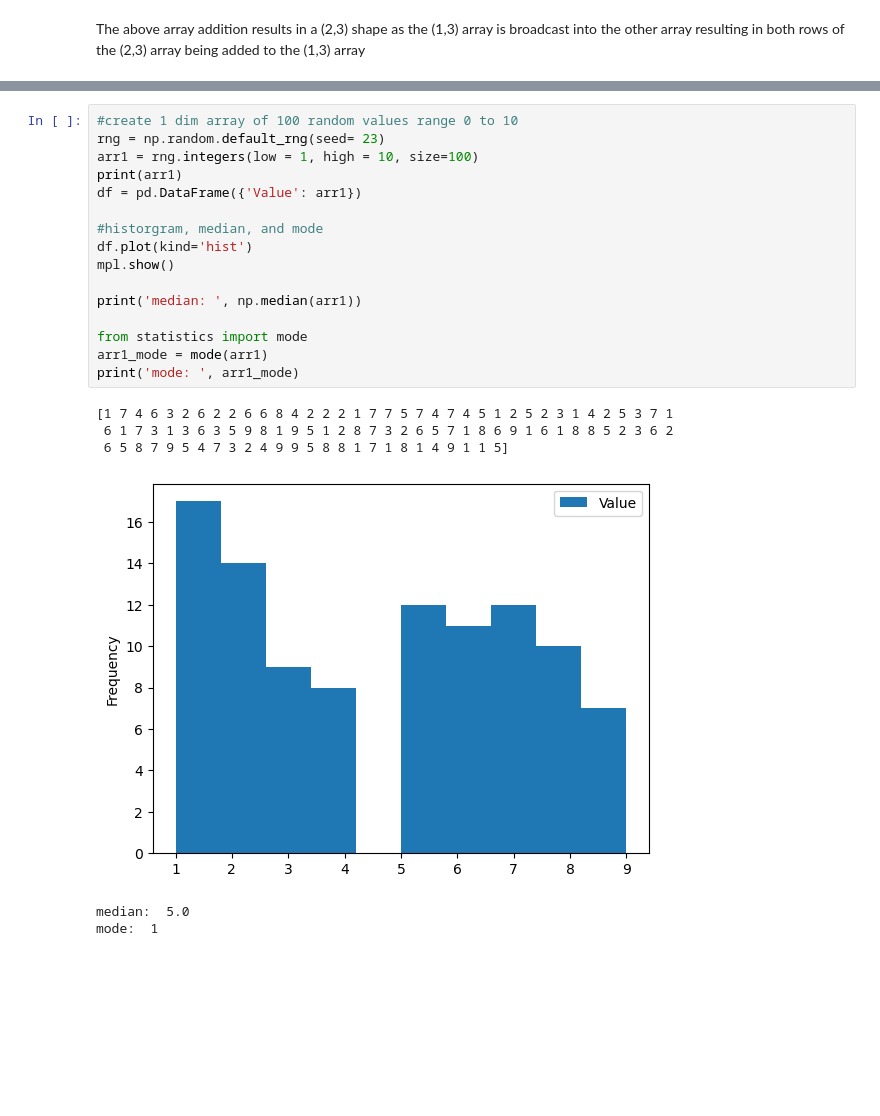
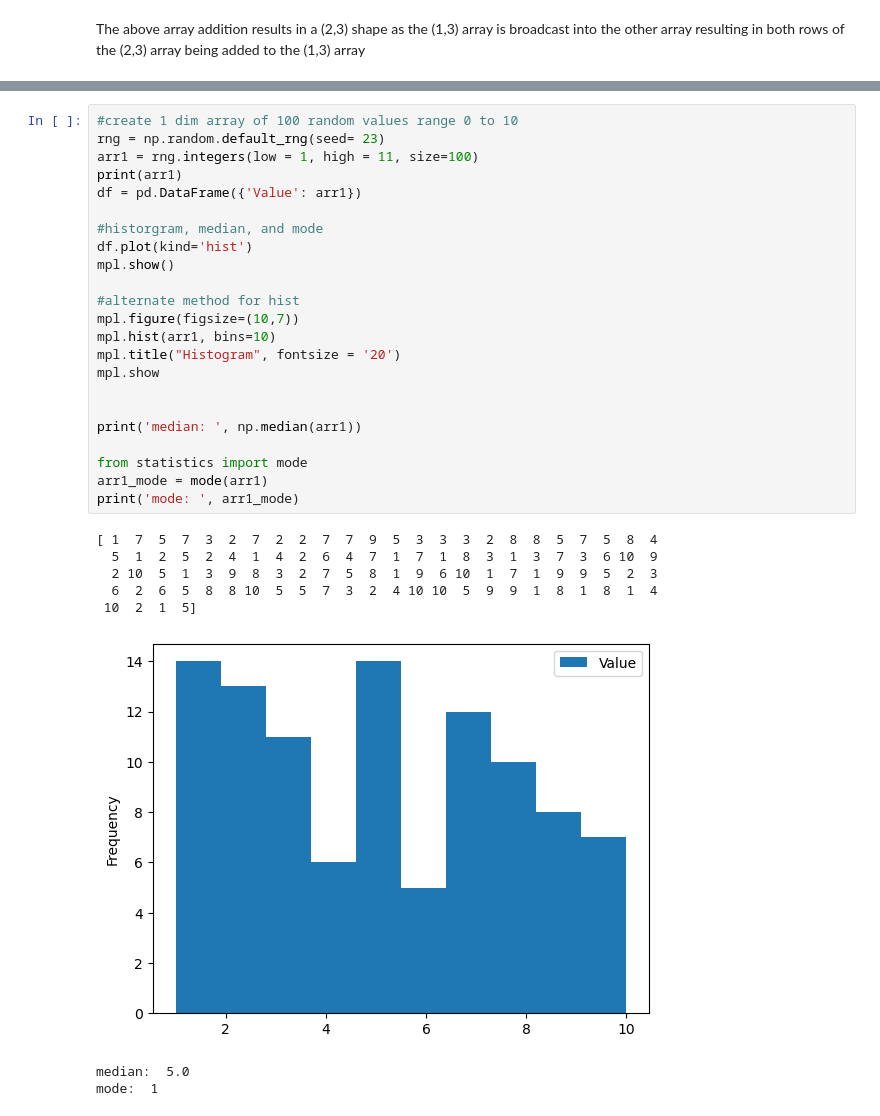
Before and after one commit to aaronbcrampton/50_Days_of_Data_Analysis_in_Python, a Jupyter notebook: 50 Days of Python study work.ipynb, the cells around one changed output, grey strips where cells are left out. Drawn from its saved outputs; the diff is of its cells as text; blank space fills up the shorter version.

```diff
--- a/50 Days of Python study work.ipynb
+++ b/50 Days of Python study work.ipynb
@@ -255,23 +232,32 @@ print(np.dot(arr3_3x3, arr4_3x3))
 # %%
 #create 1 dim array of 100 random values range 0 to 10
 rng = np.random.default_rng(seed= 23)
-arr1 = rng.integers(low = 1, high = 10, size=100)
+arr1 = rng.integers(low = 1, high = 11, size=100)
 print(arr1)
 df = pd.DataFrame({'Value': arr1})
 
 #historgram, median, and mode
 df.plot(kind='hist')
 mpl.show()
 
+#alternate method for hist
+mpl.figure(figsize=(10,7))
+mpl.hist(arr1, bins=10)
+mpl.title("Histogram", fontsize = '20')
+mpl.show
+
+
 print('median: ', np.median(arr1))
 
 from statistics import mode
 arr1_mode = mode(arr1)
 print('mode: ', arr1_mode)
 # %% [output]
-[1 7 4 6 3 2 6 2 2 6 6 8 4 2 2 2 1 7 7 5 7 4 7 4 5 1 2 5 2 3 1 4 2 5 3 7 1
- 6 1 7 3 1 3 6 3 5 9 8 1 9 5 1 2 8 7 3 2 6 5 7 1 8 6 9 1 6 1 8 8 5 2 3 6 2
- 6 5 8 7 9 5 4 7 3 2 4 9 9 5 8 8 1 7 1 8 1 4 9 1 1 5]
+[ 1  7  5  7  3  2  7  2  2  7  7  9  5  3  3  3  2  8  8  5  7  5  8  4
+  5  1  2  5  2  4  1  4  2  6  4  7  1  7  1  8  3  1  3  7  3  6 10  9
+  2 10  5  1  3  9  8  3  2  7  5  8  1  9  6 10  1  7  1  9  9  5  2  3
+  6  2  6  5  8  8 10  5  5  7  3  2  4 10 10  5  9  9  1  8  1  8  1  4
+ 10  2  1  5]
-[figure, old version]
+[figure, new version]
 median:  5.0
 mode:  1
```
Also changed, not shown: parts of 6 cells of this notebook.
